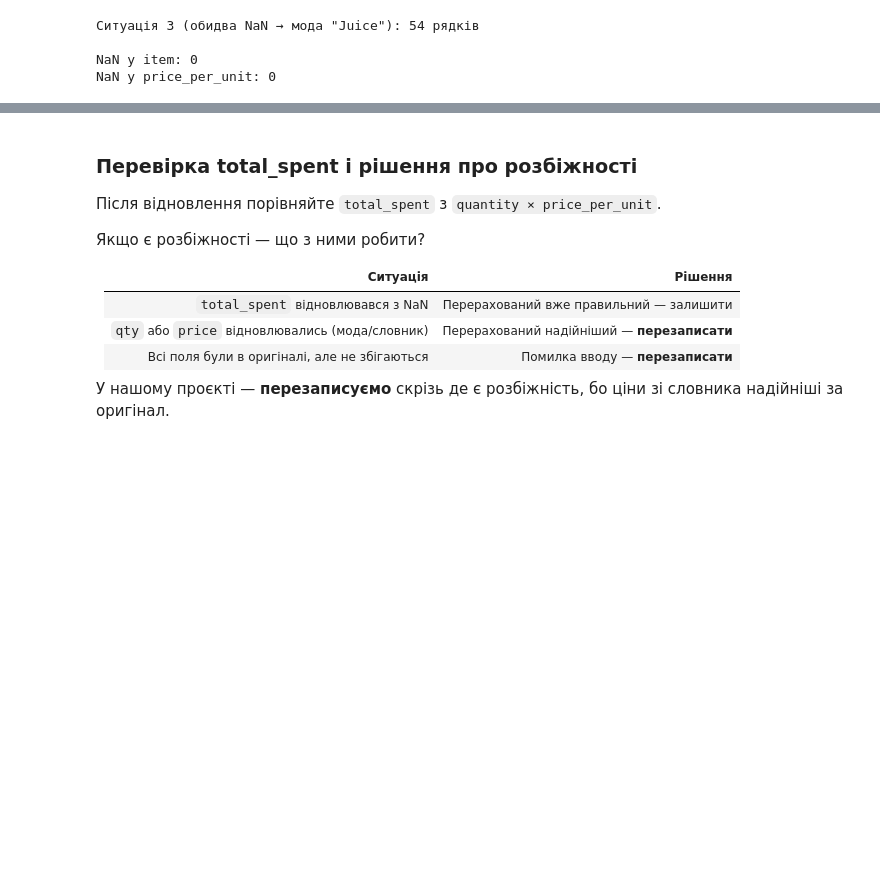
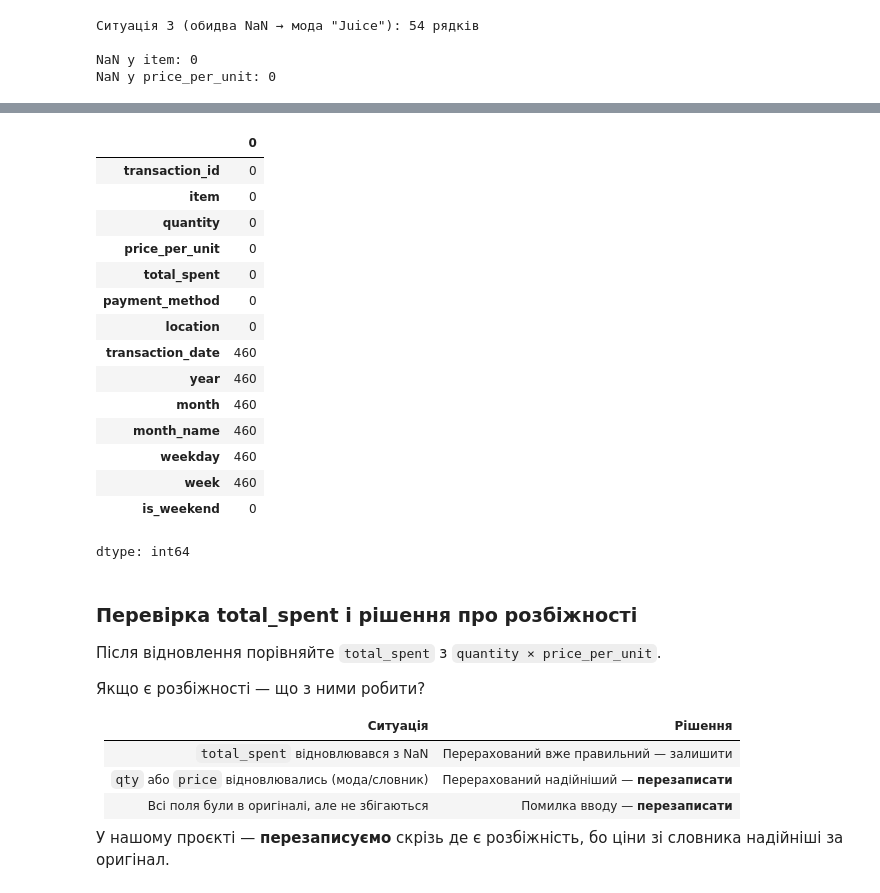
Before and after one commit to Alister44/Analysis_Cafe_Sales, a Jupyter notebook: cafe_eda_workbook_version2.ipynb, the cells around one changed output, grey strips where cells are left out. Cells and saved outputs as stored; diff of their text form; code cells hidden in the pictures; blank space fills up the shorter version.

```diff
--- a/cafe_eda_workbook_version2.ipynb
+++ b/cafe_eda_workbook_version2.ipynb
@@ -511,3 +511,22 @@ total_spent відновлено (був NaN): 20 рядків
+# %%
+df.isna().sum()
+# %% [output]
+|  | 0 |
+| transaction_id | 0 |
+| item | 0 |
+| quantity | 0 |
+| price_per_unit | 0 |
+| total_spent | 0 |
+| payment_method | 0 |
+| location | 0 |
+| transaction_date | 460 |
+| year | 460 |
+| month | 460 |
+| month_name | 460 |
+| weekday | 460 |
+| week | 460 |
+| is_weekend | 0 |
+dtype: int64
 # %% [markdown]
 ### Перевірка total_spent і рішення про розбіжності
 
```
Also changed, not shown: parts of 14 cells of this notebook.
